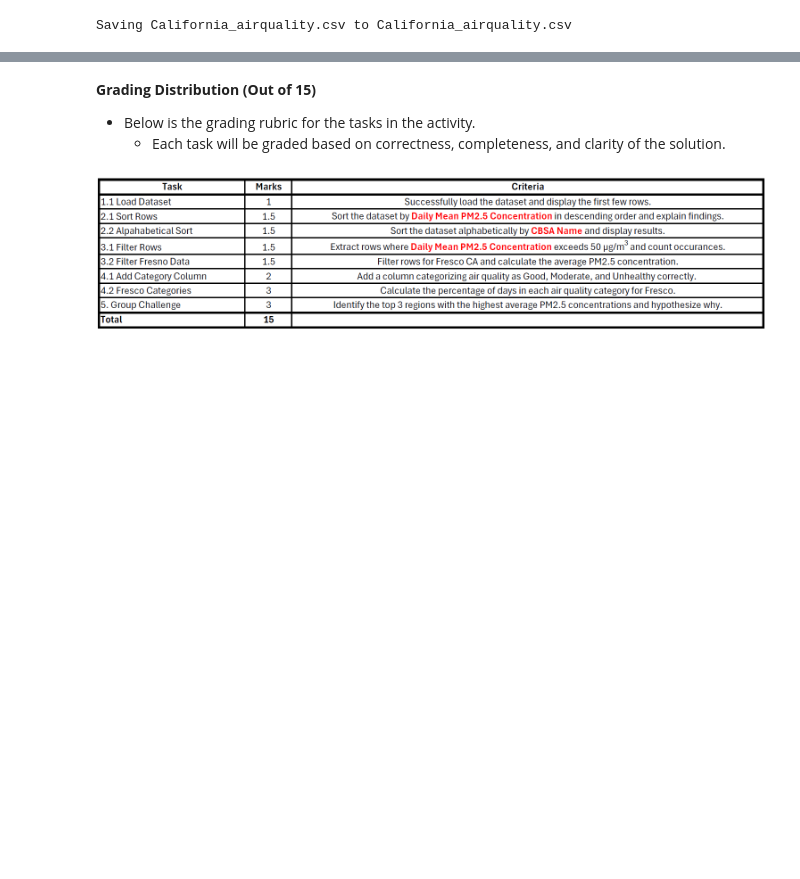
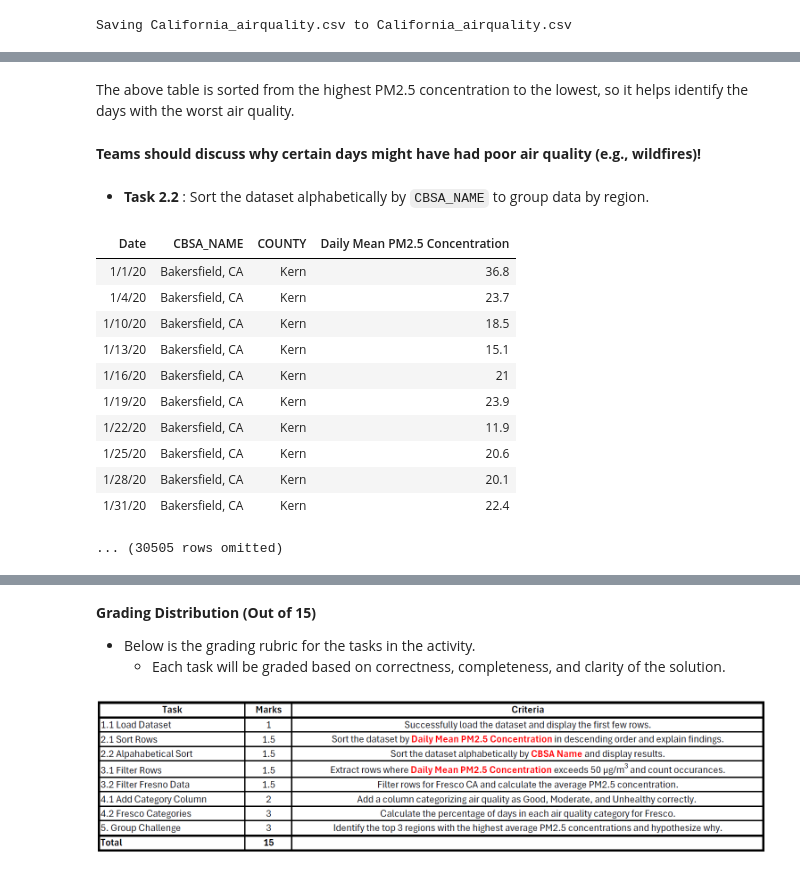
Before and after one commit to HamadAlobeidliMAI/FDS, a Jupyter notebook: Notebooks/ITBL1/Group_2_AirQuality_Analysis.ipynb, the cells around one changed output, grey strips where cells are left out. Drawn from its saved outputs; the diff is of its cells as text; code cells hidden in the pictures; blank space fills up the shorter version.

```diff
--- a/Notebooks/ITBL1/Group_2_AirQuality_Analysis.ipynb
+++ b/Notebooks/ITBL1/Group_2_AirQuality_Analysis.ipynb
@@ -270,0 +115,28 @@ This is consistent with the well-documented air quality challenges of the Centra
+# %% [markdown]
+The above table is sorted from the highest PM2.5 concentration to the lowest, so it helps identify the days with the worst air quality.
+# %% [markdown]
+**Teams should discuss why certain days might have had poor air quality (e.g., wildfires)!**
+# %% [markdown]
+- **Task 2.2** : Sort the dataset alphabetically by `CBSA_NAME` to group data by region.
+# %%
+by_region = air.sort("CBSA_NAME")
+
+by_region.select(
+    "Date",
+    "CBSA_NAME",
+    "COUNTY",
+    "Daily Mean PM2.5 Concentration"
+).show(10)
+# %% [output]
+| Date | CBSA_NAME | COUNTY | Daily Mean PM2.5 Concentration |
+| 1/1/20 | Bakersfield, CA | Kern | 36.8 |
+| 1/4/20 | Bakersfield, CA | Kern | 23.7 |
+| 1/10/20 | Bakersfield, CA | Kern | 18.5 |
+| 1/13/20 | Bakersfield, CA | Kern | 15.1 |
+| 1/16/20 | Bakersfield, CA | Kern | 21 |
+| 1/19/20 | Bakersfield, CA | Kern | 23.9 |
+| 1/22/20 | Bakersfield, CA | Kern | 11.9 |
+| 1/25/20 | Bakersfield, CA | Kern | 20.6 |
+| 1/28/20 | Bakersfield, CA | Kern | 20.1 |
+| 1/31/20 | Bakersfield, CA | Kern | 22.4 |
+... (30505 rows omitted)
```
Also changed, not shown: parts of 47 cells of this notebook.
